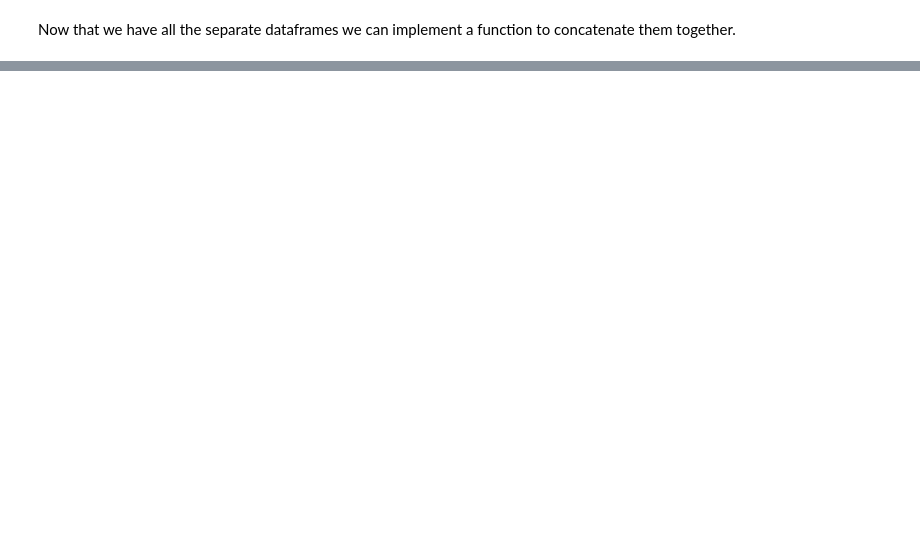
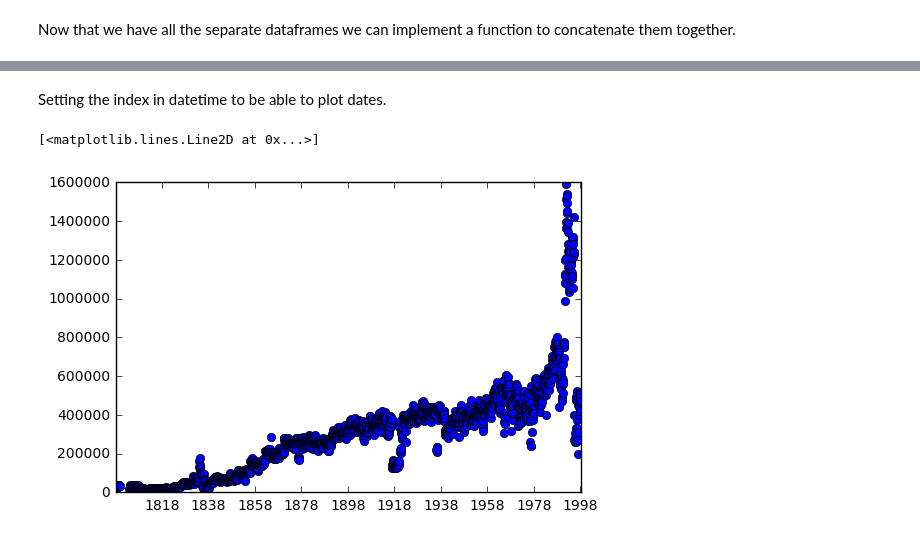
Before and after one commit to ThomVett/Project_ADA, a Jupyter notebook: 3_Extracting the Data.ipynb, the cells around one changed output, grey strips where cells are left out. Cells and saved outputs as stored; diff of their text form; code cells hidden in the pictures; blank space fills up the shorter version.

```diff
--- a/3_Extracting the Data.ipynb
+++ b/3_Extracting the Data.ipynb
@@ -228,0 +195,3 @@ wordCountYear.to_csv('Data/wordCountYear.csv')
+# %%
+dfFinal = dfFinal.fillna(0)
+year = dfFinal.groupby(by='index',level=0)
@@ -228,0 +200,3 @@ wordCountYear.to_csv('Data/wordCountYear.csv')
+# %%
+yearData = year.agg(sum)
+yearData.head()
@@ -228,0 +211,12 @@ wordCountYear.to_csv('Data/wordCountYear.csv')
+# %% [markdown]
+Setting the index in datetime to be able to plot dates.
+# %%
+yearData.index = pd.to_datetime(yearData.index)
+yearIndex = yearData.index
+# %%
+sumYear = yearData.sum(axis=1)
+# %%
+plt.plot_date(yearIndex,sumYear.values)
+# %% [output]
+[<matplotlib.lines.Line2D at 0x...>]
+[figure, added]
```
Also changed, not shown: parts of 45 cells of this notebook.
